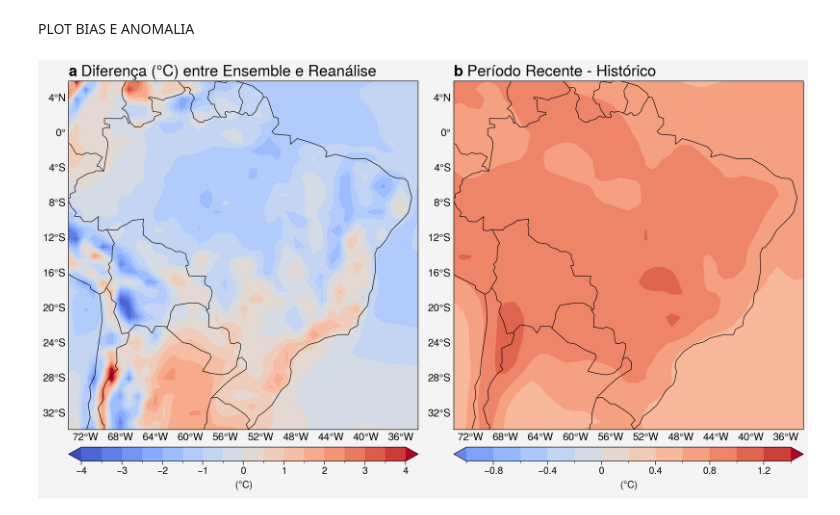
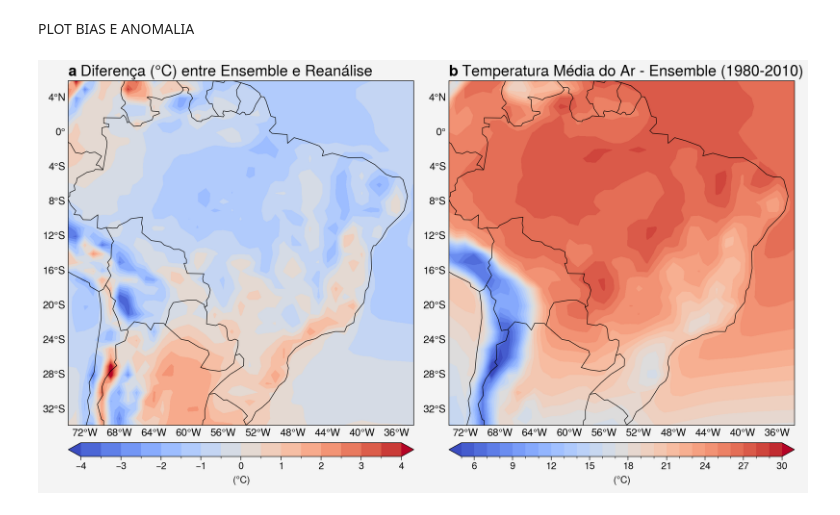
Before and after one commit to pantojaph/Resumo_CPAM_CMIP6, a Jupyter notebook: CPAM_final.ipynb, the cells around one changed output. Saved outputs shown, nothing was run; the diff lists cells and outputs as text; code cells hidden in the pictures.

```diff
--- a/CPAM_final.ipynb
+++ b/CPAM_final.ipynb
@@ -691,0 +687,5 @@ pplt.show()
+# %%
+# Período Recente Ensemble
+tas_media_recente = ensemble_historical.sel(time=slice('1980-01-16', '2010-12-16')) \
+                                          .groupby('time.month').mean('time')
+tas_media_recente
@@ -691,0 +718,4 @@ pplt.show()
+# %%
+# Período Recente Ano
+tas_med_recente_ano = tas_media_recente.mean(dim='month')
+tas_med_recente_ano
@@ -692,5 +747,5 @@ pplt.show()
 # %%
 # Calcular a anomalia menos o vies
-anom_vies = (vies - anom_tas_recente)
-anom_vies
+tas_recente_vies = tas_med_recente_ano - vies
+tas_recente_vies
 # %% [output]
@@ -747,39 +802,31 @@ PLOT BIAS E ANOMALIA
 # %%
 # Config plot!
 fig, ax = pplt.subplots(axwidth=5.0, ncols=2, tight=True,
                         proj='pcarree', proj_kw={'lon_0':0})
-
-# parâmetros de formatação do mapa
-#ax.format(land=False, coast=True, innerborders=False,
-#          borders=True, labels=True, grid=True, abc=True,
-#          latlim=(-35, 7), lonlim=(-74, -35),
-#          latlines=10, lonlines=10, geogridlinewidth=0,
-#         small='15px', large='22px')
 
 ax.format(land=False, coast=True, innerborders=False,
           borders=True, labels=True, grid=True, abc=True,
           latlim=(-33.8, 6), lonlim=(-73.9, -34),
           latlines=4, lonlines=4, geogridlinewidth=0,
           small='15px', large='22px')
 
 # a) Bias
 map1 = ax[0].contourf(vies['lon'], vies['lat'],
                       vies,
                       cmap='coolwarm', levels=pplt.arange(-4, 4, 0.5),
                       extend='both')
 ax[0].colorbar(map1, loc='b', label='($\degree$C)')
 ax[0].format(ltitle='Diferença (°C) entre Ensemble e Reanálise')
 
 
 # b) Anomalia
-map2 = ax[1].contourf(anom_tas_recente['lon'], anom_tas_recente['lat'],
-                      anom_tas_recente,
-                      cmap='coolwarm', levels=pplt.arange(-1, 1.5, 0.2),
+map2 = ax[1].contourf(tas_recente_vies['lon'], tas_recente_vies['lat'],
+                      tas_recente_vies,
+                      cmap='coolwarm', levels=pplt.arange(5, 30, 1),
                       extend='both')
 ax[1].colorbar(map2, loc='b', label='($\degree$C)')
-ax[1].format(ltitle='Período Recente - Histórico')
-
+ax[1].format(ltitle='Temperatura Média do Ar - Ensemble (1980-2010)')
 
 pplt.show()
 # %% [output]
-[figure, old version]
+[figure, new version]
```
Also changed, not shown: parts of 11 cells of this notebook.
